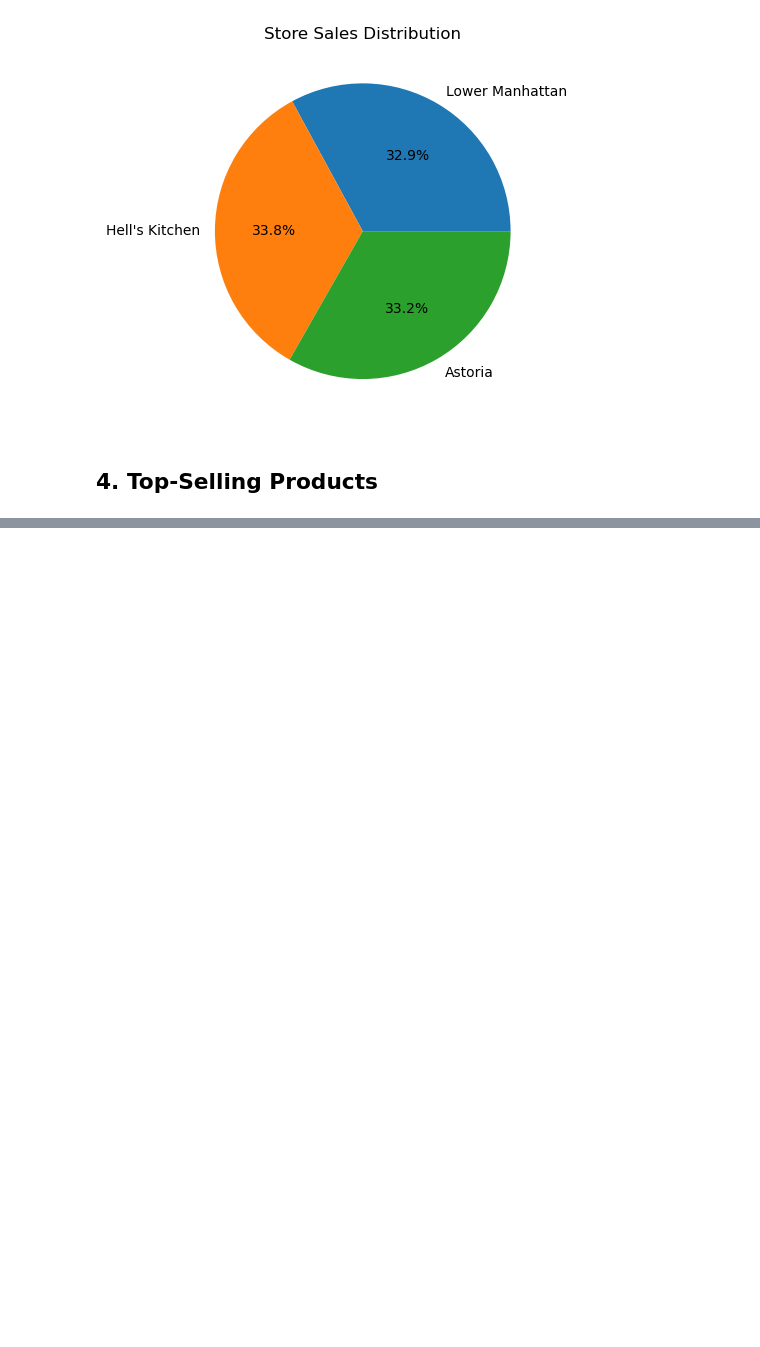
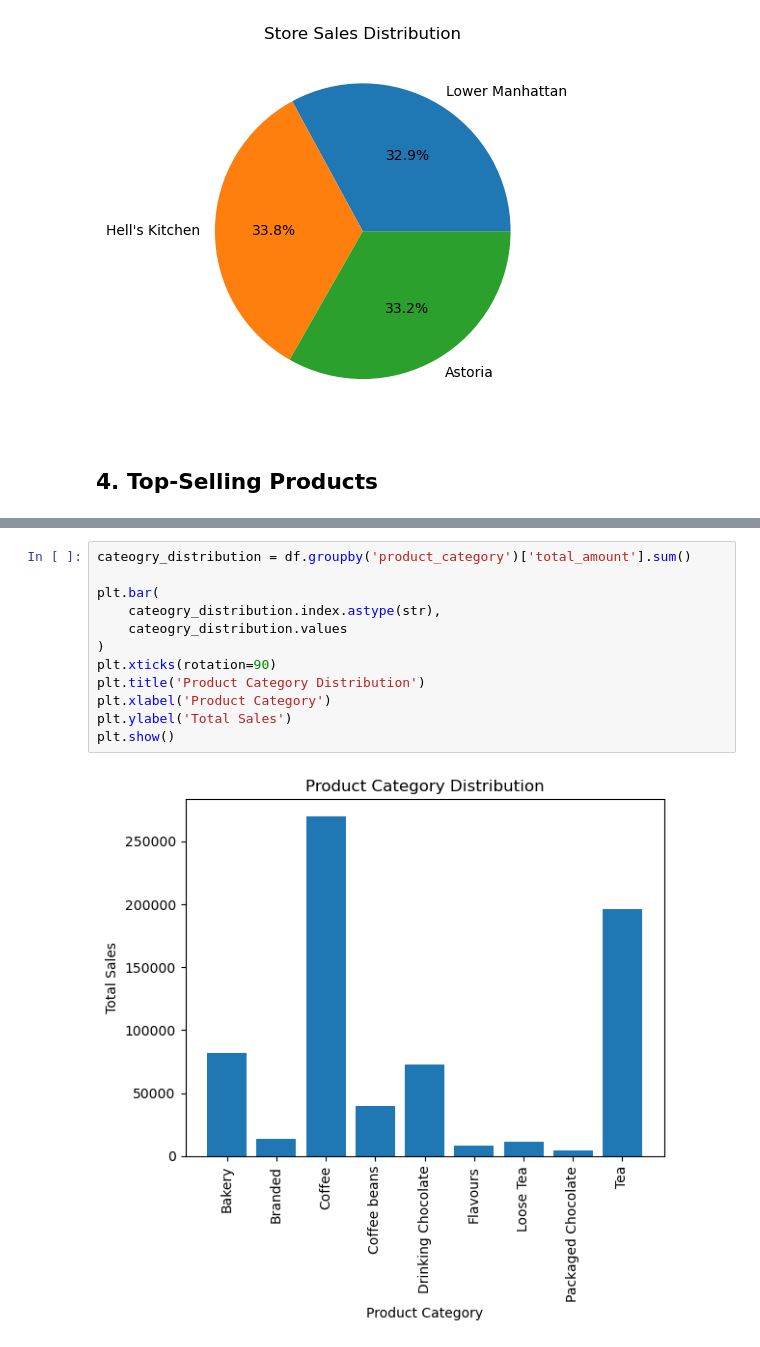
Before and after one commit to Priyanshu501/BrewedIQ, a Jupyter notebook: analysis.ipynb, the cells around one changed output, grey strips where cells are left out. Saved outputs shown, nothing was run; the diff lists cells and outputs as text; blank space fills up the shorter version.

Commit message:
Analysed Top-Selling Products

```diff
--- a/analysis.ipynb
+++ b/analysis.ipynb
@@ -722,0 +745,14 @@ plt.show()
+# %%
+cateogry_distribution = df.groupby('product_category')['total_amount'].sum()
+
+plt.bar(
+    cateogry_distribution.index.astype(str),
+    cateogry_distribution.values
+)
+plt.xticks(rotation=90)
+plt.title('Product Category Distribution')
+plt.xlabel('Product Category')
+plt.ylabel('Total Sales')
+plt.show()
+# %% [output]
+[figure, added]
```
Also changed, not shown: parts of 7 cells of this notebook.
